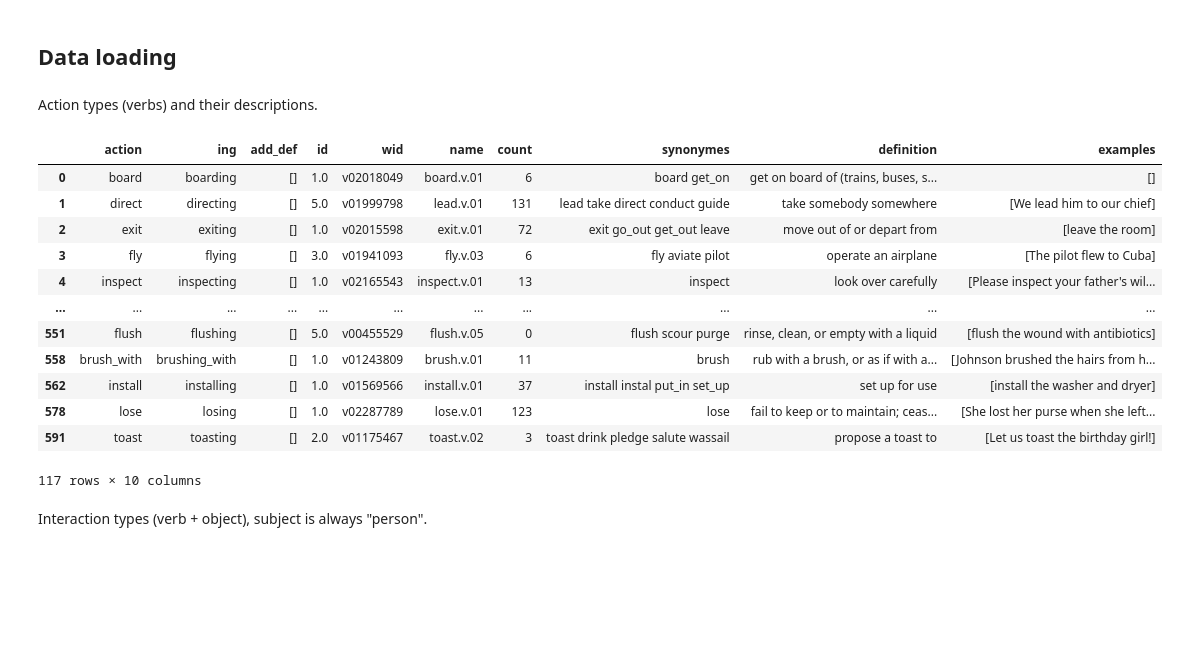
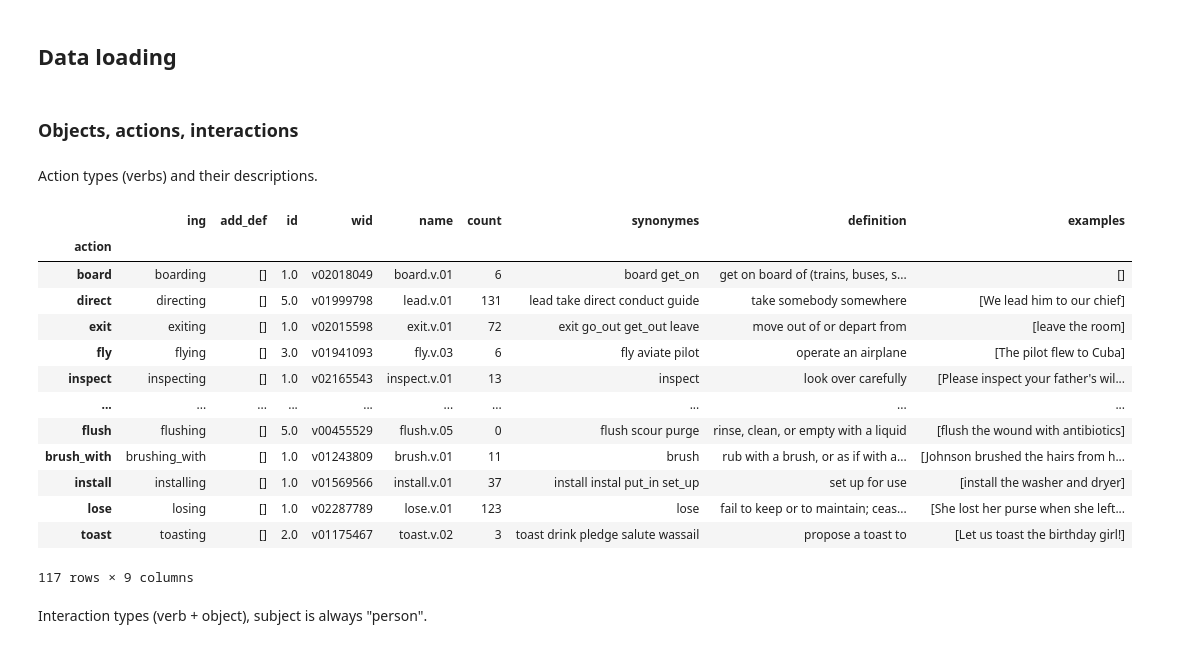
Before and after one commit to baldassarreFe/ws-vrd, a Jupyter notebook: notebooks/HICO-DET/HICO-DET.ipynb, the cells around one changed output. Drawn from its saved outputs; the diff is of its cells as text; code cells hidden in the pictures; blank space fills up the shorter version.

```diff
--- a/notebooks/HICO-DET/HICO-DET.ipynb
+++ b/notebooks/HICO-DET/HICO-DET.ipynb
@@ -17,6 +24,8 @@ from xib.datasets import HicoDet
 hico_dir = Path('../../data/hico_20160224_det_raw')
 # %% [markdown]
 ## Data loading
+# %% [markdown]
+### Objects, actions, interactions
 # %%
 f = scipy.io.loadmat(hico_dir.joinpath('anno_bbox.mat').as_posix())
 # %%
@@ -50,21 +59,22 @@ interactions = pd.DataFrame(interactions).rename_axis(index='id')
 # %% [markdown]
 Action types (verbs) and their descriptions.
 # %%
-actions
+actions.set_index('action')
 # %% [output]
-|  | action | ing | add_def | id | wid | name | count | synonymes | definition | examples |
-| 0 | board | boarding | [] | 1.0 | v02018049 | board.v.01 | 6 | board get_on | get on board of (trains, buses, s... | [] |
-| 1 | direct | directing | [] | 5.0 | v01999798 | lead.v.01 | 131 | lead take direct conduct guide | take somebody somewhere | [We lead him to our chief] |
-| 2 | exit | exiting | [] | 1.0 | v02015598 | exit.v.01 | 72 | exit go_out get_out leave | move out of or depart from | [leave the room] |
-| 3 | fly | flying | [] | 3.0 | v01941093 | fly.v.03 | 6 | fly aviate pilot | operate an airplane | [The pilot flew to Cuba] |
-| 4 | inspect | inspecting | [] | 1.0 | v02165543 | inspect.v.01 | 13 | inspect | look over carefully | [Please inspect your father's wil... |
-| ... | ... | ... | ... | ... | ... | ... | ... | ... | ... | ... |
-| 551 | flush | flushing | [] | 5.0 | v00455529 | flush.v.05 | 0 | flush scour purge | rinse, clean, or empty with a liquid | [flush the wound with antibiotics] |
-| 558 | brush_with | brushing_with | [] | 1.0 | v01243809 | brush.v.01 | 11 | brush | rub with a brush, or as if with a... | [Johnson brushed the hairs from h... |
-| 562 | install | installing | [] | 1.0 | v01569566 | install.v.01 | 37 | install instal put_in set_up | set up for use | [install the washer and dryer] |
-| 578 | lose | losing | [] | 1.0 | v02287789 | lose.v.01 | 123 | lose | fail to keep or to maintain; ceas... | [She lost her purse when she left... |
-| 591 | toast | toasting | [] | 2.0 | v01175467 | toast.v.02 | 3 | toast drink pledge salute wassail | propose a toast to | [Let us toast the birthday girl!] |
+|  | ing | add_def | id | wid | name | count | synonymes | definition | examples |
+| action |  |  |  |  |  |  |  |  |  |
+| board | boarding | [] | 1.0 | v02018049 | board.v.01 | 6 | board get_on | get on board of (trains, buses, s... | [] |
+| direct | directing | [] | 5.0 | v01999798 | lead.v.01 | 131 | lead take direct conduct guide | take somebody somewhere | [We lead him to our chief] |
+| exit | exiting | [] | 1.0 | v02015598 | exit.v.01 | 72 | exit go_out get_out leave | move out of or depart from | [leave the room] |
+| fly | flying | [] | 3.0 | v01941093 | fly.v.03 | 6 | fly aviate pilot | operate an airplane | [The pilot flew to Cuba] |
+| inspect | inspecting | [] | 1.0 | v02165543 | inspect.v.01 | 13 | inspect | look over carefully | [Please inspect your father's wil... |
+| ... | ... | ... | ... | ... | ... | ... | ... | ... | ... |
+| flush | flushing | [] | 5.0 | v00455529 | flush.v.05 | 0 | flush scour purge | rinse, clean, or empty with a liquid | [flush the wound with antibiotics] |
+| brush_with | brushing_with | [] | 1.0 | v01243809 | brush.v.01 | 11 | brush | rub with a brush, or as if with a... | [Johnson brushed the hairs from h... |
+| install | installing | [] | 1.0 | v01569566 | install.v.01 | 37 | install instal put_in set_up | set up for use | [install the washer and dryer] |
+| lose | losing | [] | 1.0 | v02287789 | lose.v.01 | 123 | lose | fail to keep or to maintain; ceas... | [She lost her purse when she left... |
+| toast | toasting | [] | 2.0 | v01175467 | toast.v.02 | 3 | toast drink pledge salute wassail | propose a toast to | [Let us toast the birthday girl!] |
-117 rows × 10 columns
+117 rows × 9 columns
 # %% [markdown]
 Interaction types (verb + object), subject is always "person".
 # %%
```
Also changed, not shown: parts of 74 cells of this notebook, 37 other files.
